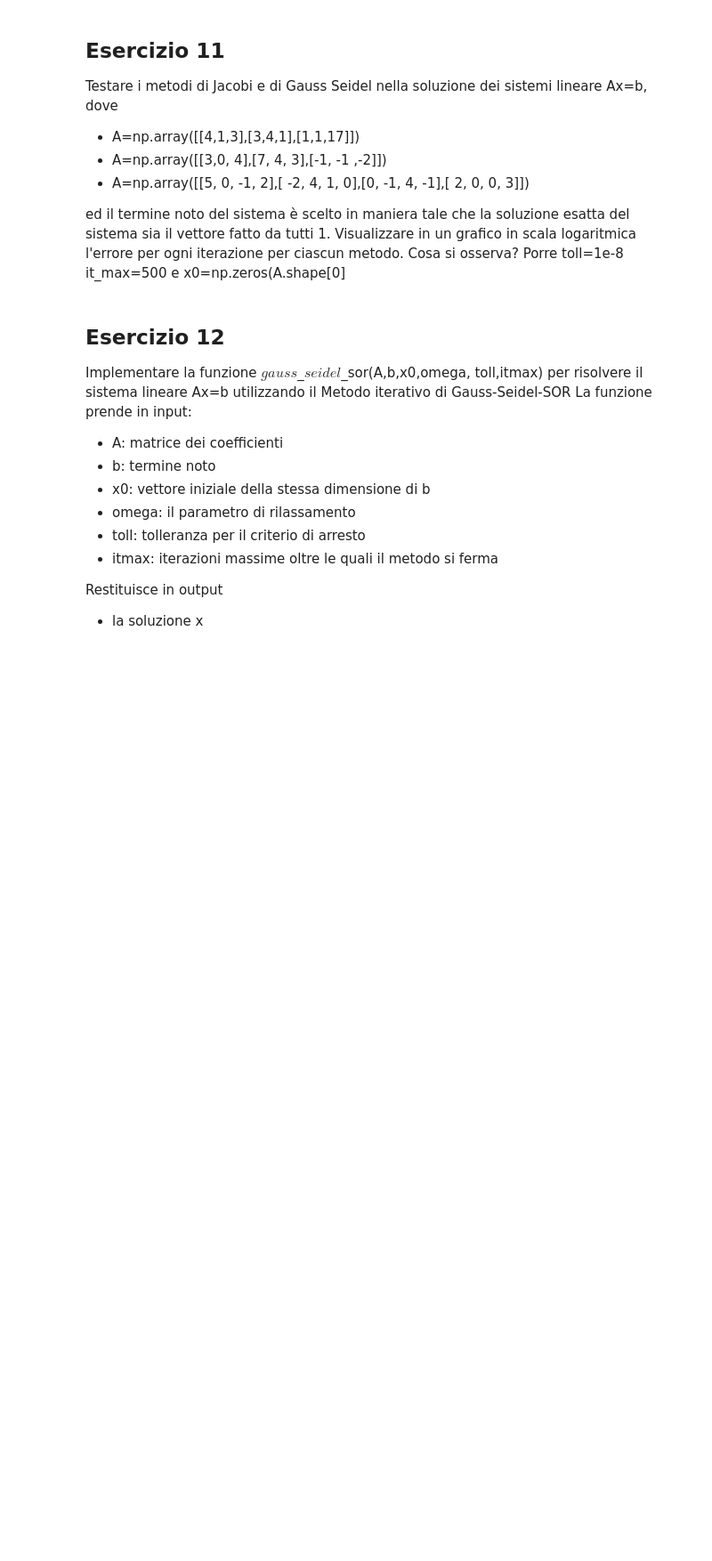
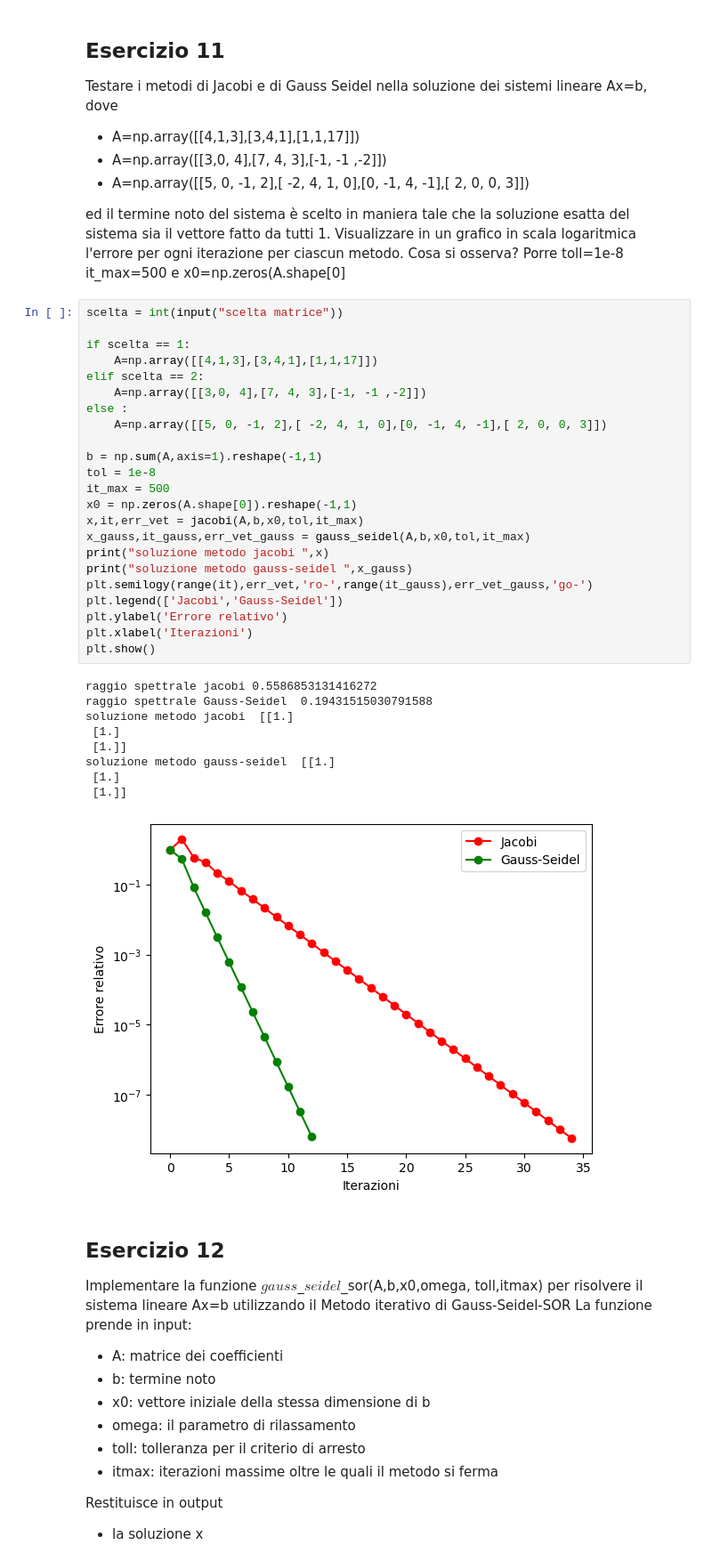
Before and after one commit to FabioFattori/eserciziMetodiNumerici, a Jupyter notebook: esercizi8/Esercitazione23_Aprile_2024.ipynb, the cells around one changed output. Shown: that part at 89% size. Cells and saved outputs as stored; diff of their text form; blank space fills up the shorter version.

```diff
--- a/esercizi8/Esercitazione23_Aprile_2024.ipynb
+++ b/esercizi8/Esercitazione23_Aprile_2024.ipynb
@@ -410,6 +598,39 @@ Testare i metodi di Jacobi e di Gauss Seidel nella soluzione dei sistemi lineare
 ed il termine noto del sistema è scelto in maniera tale che la soluzione esatta del sistema sia il vettore fatto da tutti 1.
 Visualizzare in un grafico in scala logaritmica  l'errore per ogni iterazione per ciascun metodo. Cosa si osserva?
 Porre toll=1e-8 it_max=500 e x0=np.zeros(A.shape[0]
+# %%
+scelta = int(input("scelta matrice"))
+
+if scelta == 1:
+    A=np.array([[4,1,3],[3,4,1],[1,1,17]])
+elif scelta == 2:
+    A=np.array([[3,0, 4],[7, 4, 3],[-1, -1 ,-2]])
+else :
+    A=np.array([[5, 0, -1, 2],[ -2, 4, 1, 0],[0, -1, 4, -1],[ 2, 0, 0, 3]])
+
+b = np.sum(A,axis=1).reshape(-1,1)
+tol = 1e-8
+it_max = 500
+x0 = np.zeros(A.shape[0]).reshape(-1,1)
+x,it,err_vet = jacobi(A,b,x0,tol,it_max)
+x_gauss,it_gauss,err_vet_gauss = gauss_seidel(A,b,x0,tol,it_max)
+print("soluzione metodo jacobi ",x)
+print("soluzione metodo gauss-seidel ",x_gauss)
+plt.semilogy(range(it),err_vet,'ro-',range(it_gauss),err_vet_gauss,'go-')
+plt.legend(['Jacobi','Gauss-Seidel'])
+plt.ylabel('Errore relativo')
+plt.xlabel('Iterazioni')
+plt.show()
+# %% [output]
+raggio spettrale jacobi 0.5586853131416272
+raggio spettrale Gauss-Seidel  0.19431515030791588
+soluzione metodo jacobi  [[1.]
+ [1.]
+ [1.]]
+soluzione metodo gauss-seidel  [[1.]
+ [1.]
+ [1.]]
+[figure, added]
 # %% [markdown]
 ## Esercizio 12
 Implementare la  funzione $gauss$_$seidel$_sor(A,b,x0,omega, toll,itmax) per risolvere il  sistema lineare Ax=b utilizzando il Metodo iterativo di Gauss-Seidel-SOR
```
Also changed, not shown: parts of 11 cells of this notebook, 4 other files.
